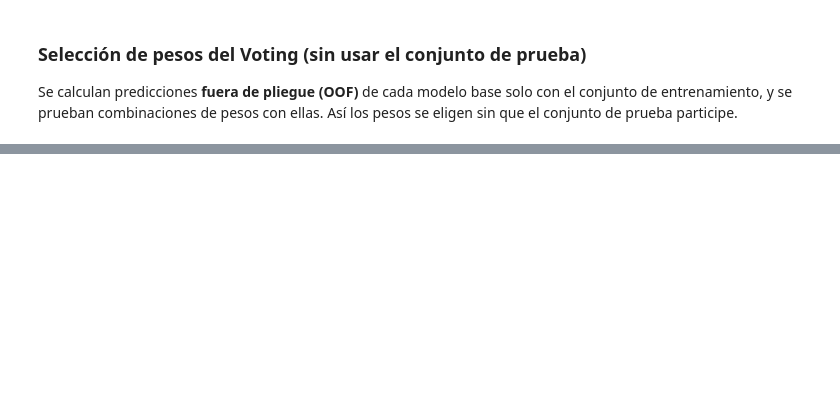
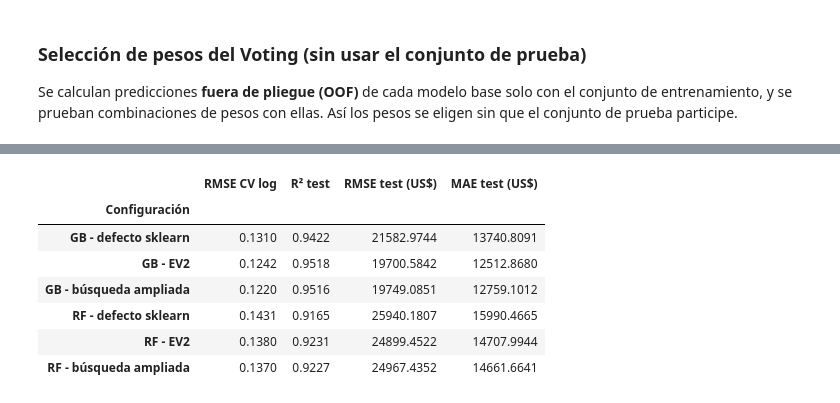
Before and after one commit to obicarrasco/machine-learning, a Jupyter notebook: housing-prices-ml/notebooks/Housing_EV3.ipynb, the cells around one changed output, grey strips where cells are left out. Cells and saved outputs as stored; diff of their text form; code cells hidden in the pictures; blank space fills up the shorter version.

```diff
--- a/housing-prices-ml/notebooks/Housing_EV3.ipynb
+++ b/housing-prices-ml/notebooks/Housing_EV3.ipynb
@@ -328,0 +459,40 @@ else:
+# %%
+# Antes vs después de optimizar: defecto de sklearn, configuración de EV2 y búsqueda ampliada
+pipe_gb_def = Pipeline([('prep', clone(preprocessor)),
+                        ('model', GradientBoostingRegressor(random_state=RANDOM_STATE))])
+pipe_rf_def = Pipeline([('prep', clone(preprocessor)),
+                        ('model', RandomForestRegressor(random_state=RANDOM_STATE, n_jobs=-1))])
+pipe_gb_def.fit(X_train, y_train)
+pipe_rf_def.fit(X_train, y_train)
+
+comparacion = {
+    'GB - defecto sklearn':     pipe_gb_def,
+    'GB - EV2':                 pipe_gb,
+    'GB - búsqueda ampliada':   busq_gb.best_estimator_,
+    'RF - defecto sklearn':     pipe_rf_def,
+    'RF - EV2':                 pipe_rf,
+    'RF - búsqueda ampliada':   busq_rf.best_estimator_,
+}
+
+filas = []
+for nombre, m in comparacion.items():
+    cv = -cross_val_score(clone(m), X_train, y_train, cv=cv_kf,
+                          scoring='neg_root_mean_squared_error')
+    mt = metricas_en_dolares(y_test, m.predict(X_test))
+    filas.append({'Configuración': nombre,
+                  'RMSE CV log': cv.mean(),
+                  'R² test': mt['R2'],
+                  'RMSE test (US$)': mt['RMSE'],
+                  'MAE test (US$)': mt['MAE']})
+
+tabla_hiperparametros = pd.DataFrame(filas).set_index('Configuración').round(4)
+display(tabla_hiperparametros)
+# %% [output]
+|  | RMSE CV log | R² test | RMSE test (US$) | MAE test (US$) |
+| Configuración |  |  |  |  |
+| GB - defecto sklearn | 0.1310 | 0.9422 | 21582.9744 | 13740.8091 |
+| GB - EV2 | 0.1242 | 0.9518 | 19700.5842 | 12512.8680 |
+| GB - búsqueda ampliada | 0.1220 | 0.9516 | 19749.0851 | 12759.1012 |
+| RF - defecto sklearn | 0.1431 | 0.9165 | 25940.1807 | 15990.4665 |
+| RF - EV2 | 0.1380 | 0.9231 | 24899.4522 | 14707.9944 |
+| RF - búsqueda ampliada | 0.1370 | 0.9227 | 24967.4352 | 14661.6641 |
```
Also changed, not shown: parts of 22 cells of this notebook, 2 other files.
